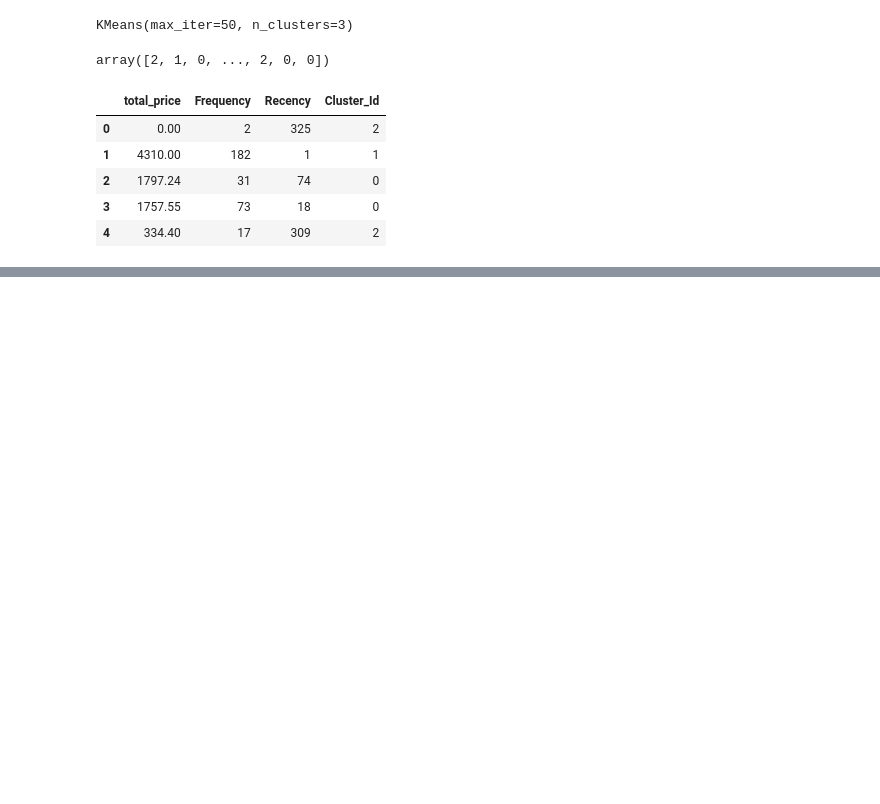
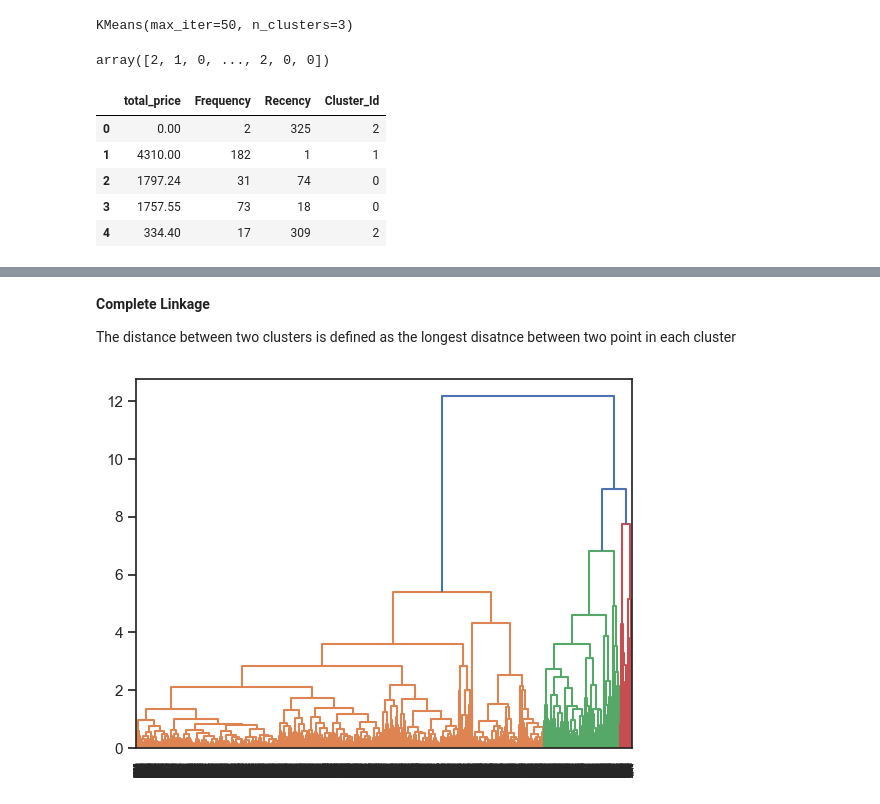
Before and after one commit to MuindeEsther/InternSavy-Projects, a Jupyter notebook: Task/data visualization.ipynb, the cells around one changed output, grey strips where cells are left out. Cells and saved outputs as stored; diff of their text form; code cells hidden in the pictures; blank space fills up the shorter version.

```diff
--- a/Task/data visualization.ipynb
+++ b/Task/data visualization.ipynb
@@ -436,0 +560,11 @@ ValueError: Value of 'color' is not the name of a column in 'data_frame'. Expect
+# %% [markdown]
+**Complete Linkage**
+
+The distance between two clusters is defined as the longest disatnce between two point in each cluster
+# %%
+# Complete linkage
+mergings = linkage(rfm_df_scaled, method="complete", metric='euclidean')
+dendrogram(mergings)
+plt.show()
+# %% [output]
+[figure, added]
```
Also changed, not shown: parts of 24 cells of this notebook.
